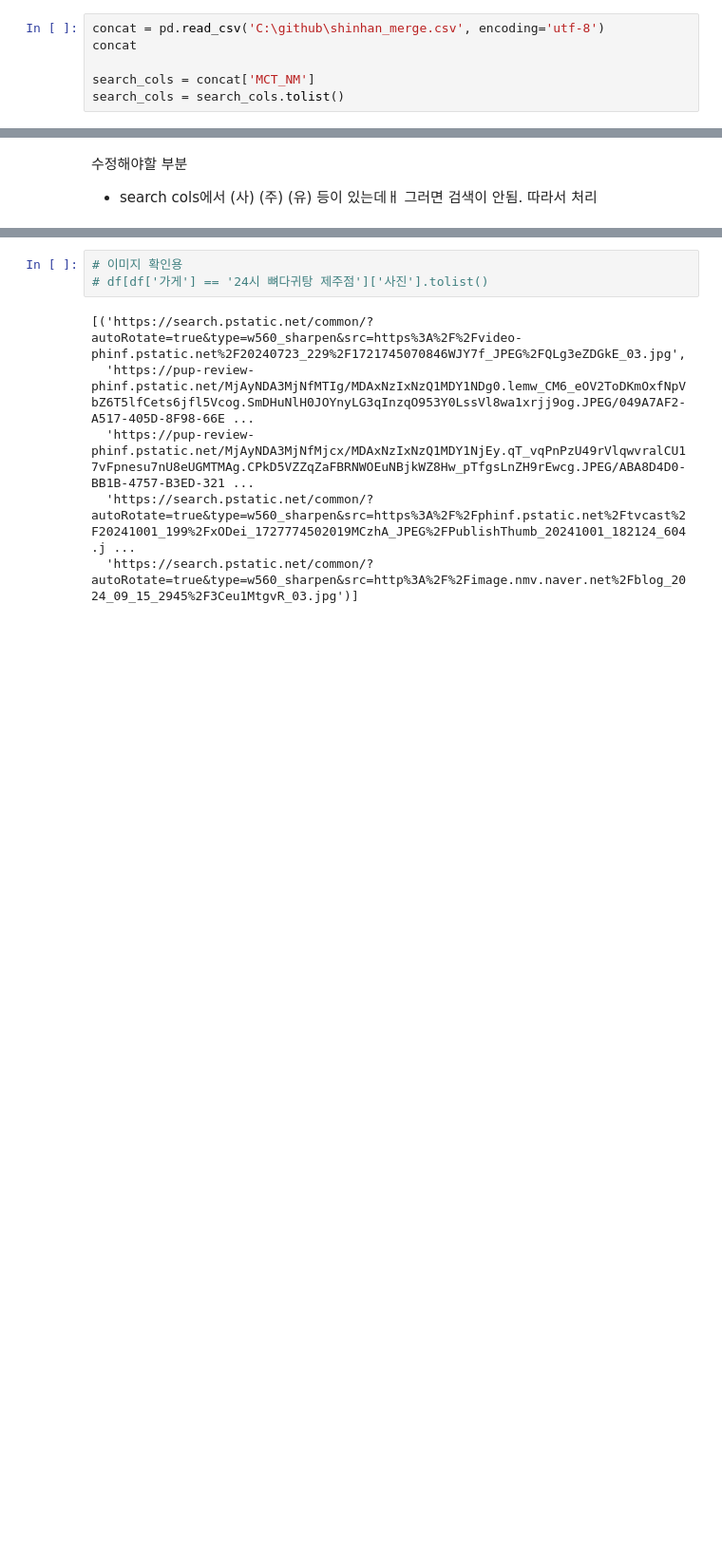
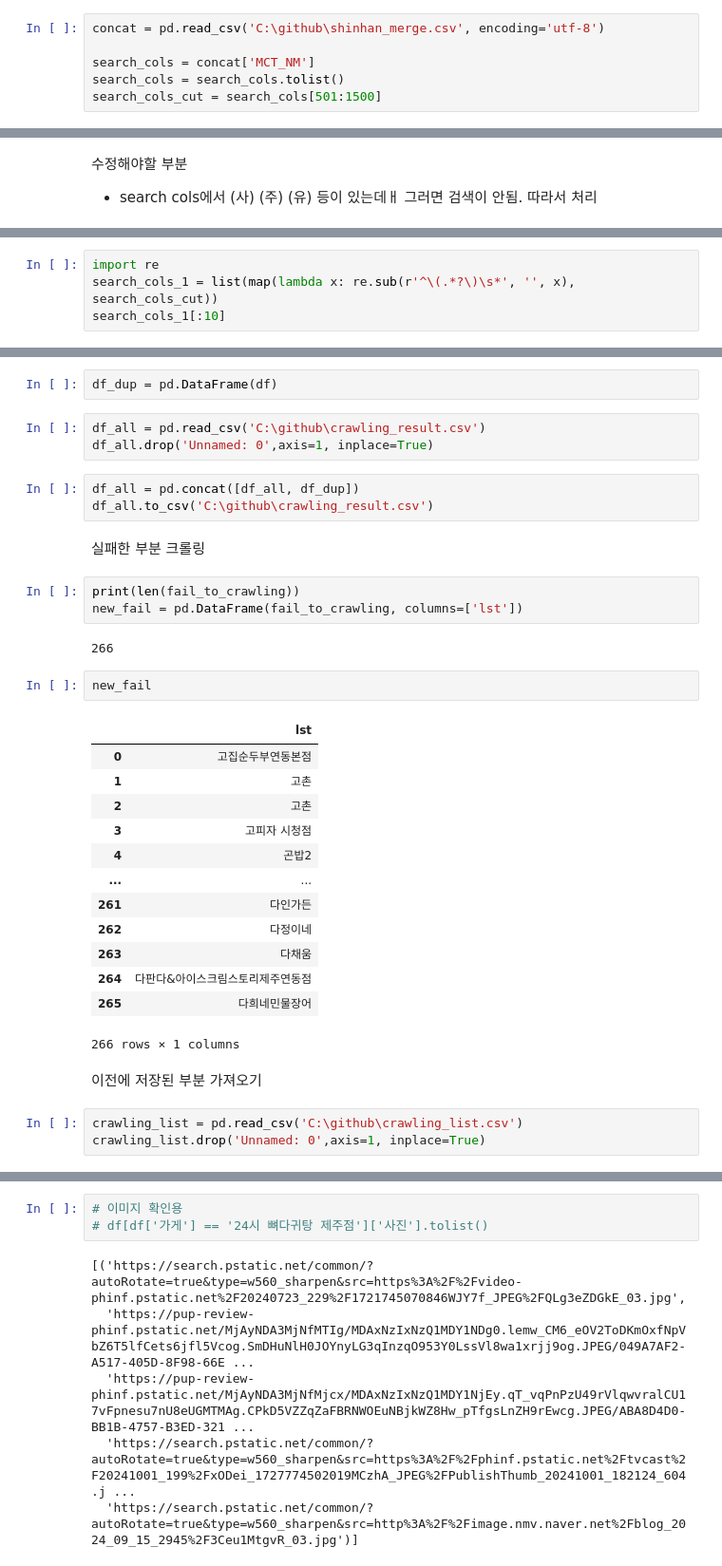
Before and after one commit to tldbs5026/Big_Contest_2024_after, a Jupyter notebook: EDA/siyun_crawling.ipynb, the cells around one changed output, grey strips where cells are left out. Shown at 95% size. Cells and saved outputs as stored; diff of their text form; blank space fills up the shorter version.

Commit message:
feat siyun : change crawling_file

```diff
--- a/EDA/siyun_crawling.ipynb
+++ b/EDA/siyun_crawling.ipynb
@@ -105,7 +105,7 @@ os.curdir
 #     url = /html/body/div[3]/div/div/div/div[6]/div[5]/div/div/div/div[1]/a/div/div[1]/img
 # %%
 concat = pd.read_csv('C:\github\shinhan_merge.csv', encoding='utf-8')
-concat
 
 search_cols = concat['MCT_NM']
 search_cols = search_cols.tolist()
+search_cols_cut = search_cols[501:1500]
@@ -136,0 +118,4 @@ search_cols_2
+# %%
+import re
+search_cols_1 = list(map(lambda x: re.sub(r'^\(.*?\)\s*', '', x), search_cols_cut))
+search_cols_1[:10]
@@ -473,0 +594,36 @@ df
+# %%
+df_dup = pd.DataFrame(df)
+# %%
+df_all = pd.read_csv('C:\github\crawling_result.csv')
+df_all.drop('Unnamed: 0',axis=1, inplace=True)
+# %%
+df_all = pd.concat([df_all, df_dup])
+df_all.to_csv('C:\github\crawling_result.csv')
+# %% [markdown]
+실패한 부분 크롤링
+# %%
+print(len(fail_to_crawling))
+new_fail = pd.DataFrame(fail_to_crawling, columns=['lst'])
+# %% [output]
+266
+# %%
+new_fail
+# %% [output]
+|  | lst |
+| 0 | 고집순두부연동본점 |
+| 1 | 고촌 |
+| 2 | 고촌 |
+| 3 | 고피자 시청점 |
+| 4 | 곤밥2 |
+| ... | ... |
+| 261 | 다인가든 |
+| 262 | 다정이네 |
+| 263 | 다채움 |
+| 264 | 다판다&아이스크림스토리제주연동점 |
+| 265 | 다희네민물장어 |
+266 rows × 1 columns
+# %% [markdown]
+이전에 저장된 부분 가져오기
+# %%
+crawling_list = pd.read_csv('C:\github\crawling_list.csv')
+crawling_list.drop('Unnamed: 0',axis=1, inplace=True)
```
Also changed, not shown: parts of 18 cells of this notebook.
